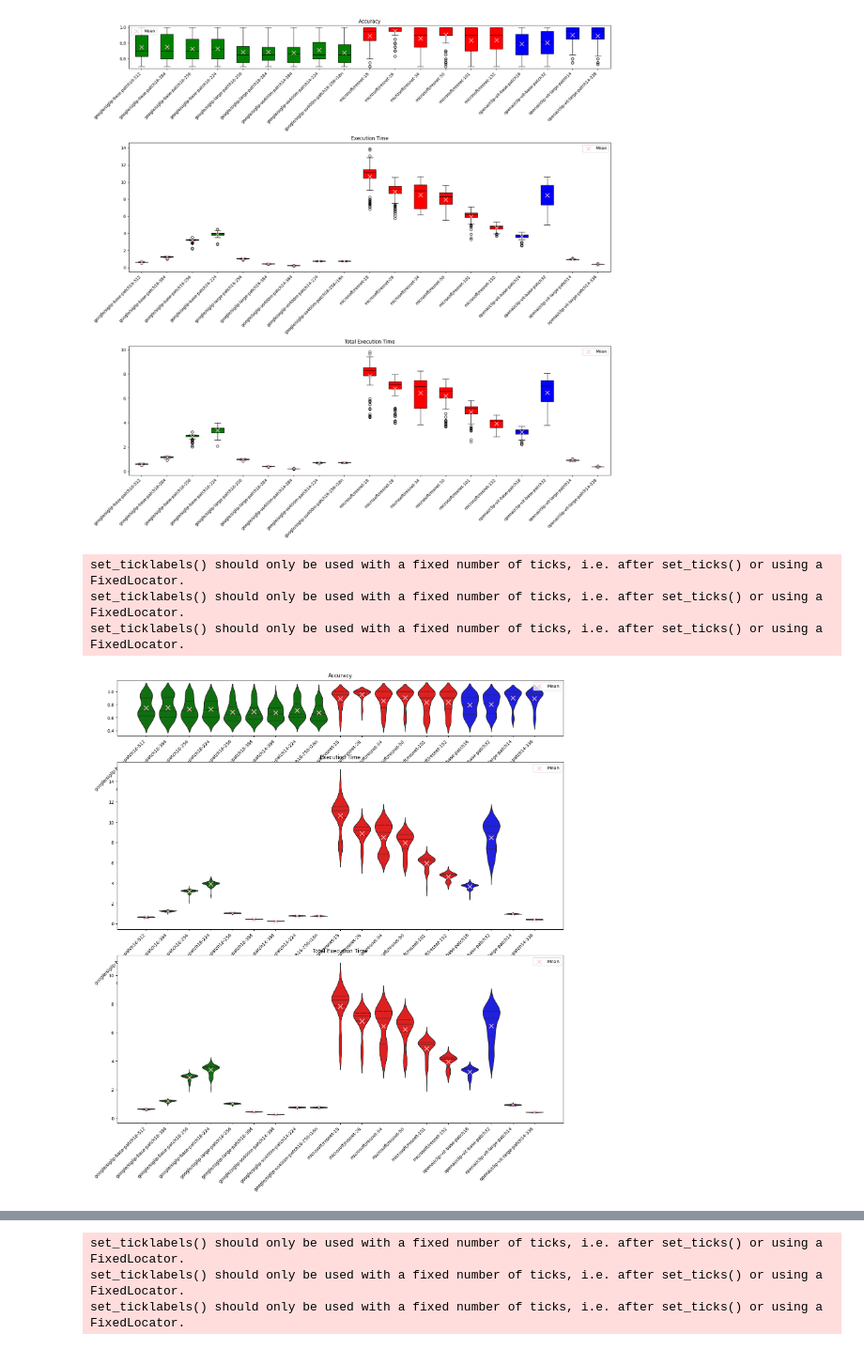
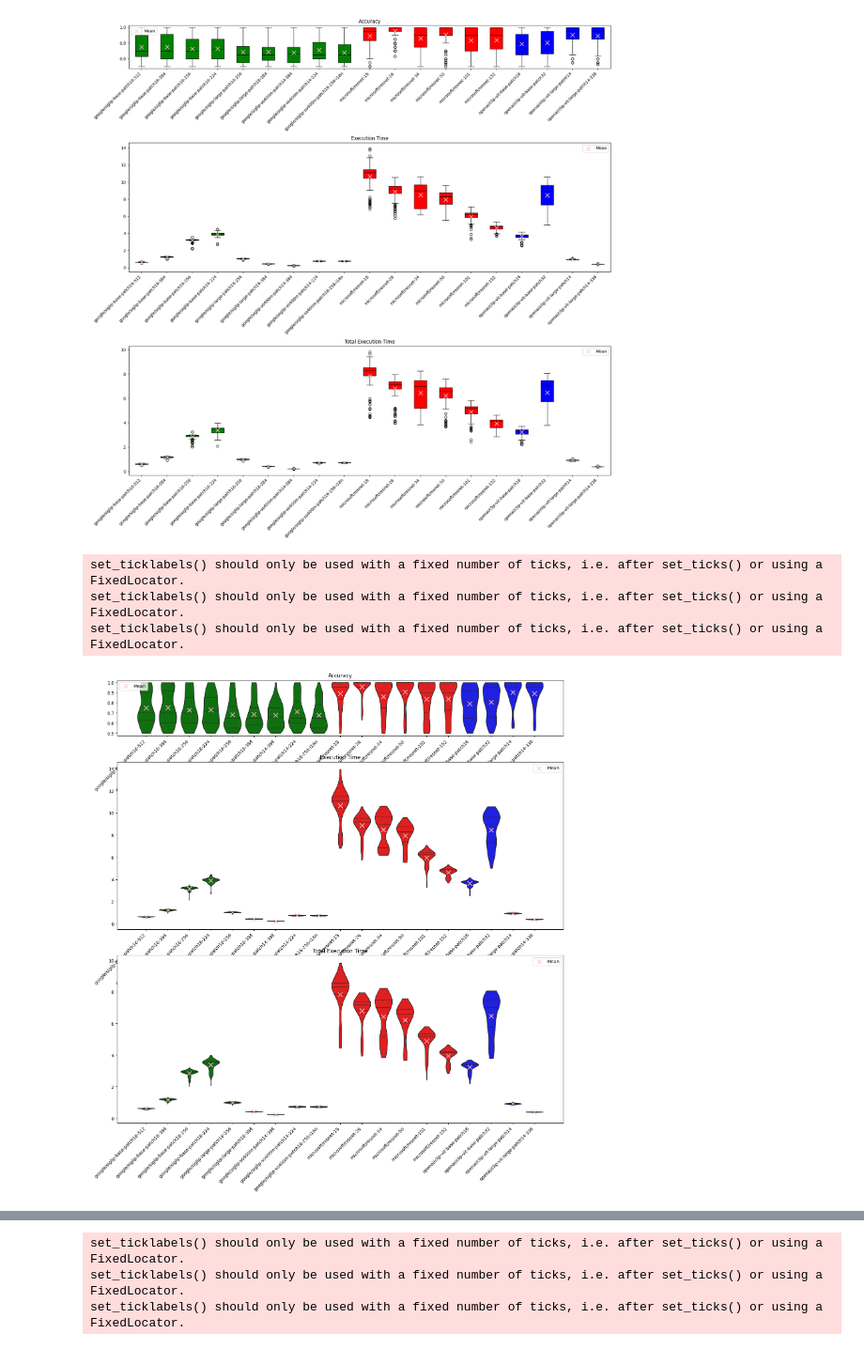
Before and after one commit to szymonkulpinski/colab_notebooks, a Jupyter notebook: teams_clustering.ipynb, the cells around one changed output, grey strips where cells are left out. Shown at 94% size. Saved outputs shown, nothing was run; the diff lists cells and outputs as text; code cells hidden in the pictures.

Commit message:
play with violin plots

```diff
--- a/teams_clustering.ipynb
+++ b/teams_clustering.ipynb
@@ -452,7 +452,8 @@ colors = ['g' if 'siglip' in name else 'r' if 'resnet' in name else 'b' for name
 # sns.boxplot(data=accuracy_array, ax=axes[0], palette=colors, showfliers=False)  # showfliers=False to hide outliers
 # sns.stripplot(data=accuracy_array, ax=axes[0], jitter=True, color='black', size=3, alpha=0.5)  # Add jitter points
 # Violin plot
-sns.violinplot(data=accuracy_array, ax=axes[0], palette=colors, inner="quartile") # showfliers=False to hide outliers
+sns.violinplot(data=accuracy_array, ax=axes[0], palette=colors, inner="quartile", cut=0) # showfliers=False to hide outliers
+# sns.violinplot(data=accuracy_array, ax=axes[0], palette=colors, cut=0) # showfliers=False to hide outliers
 
 axes[0].set_title('Accuracy')
 axes[0].set_xticklabels(method_names, rotation=45, ha='right')
@@ -463,37 +464,37 @@ axes[0].set_xticklabels(method_names, rotation=45, ha='right')
 # sns.boxplot(data=1/exec_time_array, ax=axes[1], palette=colors, showfliers=False)
 # sns.stripplot(data=1/exec_time_array, ax=axes[1], jitter=True, color='black', size=3, alpha=0.5)
 # Violin plot
-sns.violinplot(data=1/exec_time_array, ax=axes[1], palette=colors, inner="quartile") # showfliers=False to hide outliers
+sns.violinplot(data=1/exec_time_array, ax=axes[1], palette=colors, inner="quartile", cut=0) # showfliers=False to hide outliers
 
 axes[1].set_title('Execution Time')
 axes[1].set_xticklabels(method_names, rotation=45, ha='right')
 
 
 # --- Total Execution Time ---
 # Boxplot with jitter
 # sns.boxplot(data=1/total_exec_time_array, ax=axes[2], palette=colors, showfliers=False)
 # sns.stripplot(data=1/total_exec_time_array, ax=axes[2], jitter=True, color='black', size=3, alpha=0.5)
 # Violin plot
-sns.violinplot(data=1/total_exec_time_array, ax=axes[2], palette=colors, inner="quartile") # showfliers=False to hide outliers
+sns.violinplot(data=1/total_exec_time_array, ax=axes[2], palette=colors, inner="quartile", cut=0) # showfliers=False to hide outliers
 
 
 axes[2].set_title('Total Execution Time')
 axes[2].set_xticklabels(method_names, rotation=45, ha='right')
 
 # Calculate and plot average values for Accuracy
 means_acc = np.mean(accuracy_array, axis=0)
 axes[0].scatter(np.arange(0, len(method_names)), means_acc, marker='x', color='pink', s=100, label='Mean', zorder=10)
 # Calculate and plot average values for Execution Time
 means_exec = np.mean(1/exec_time_array, axis=0)
 axes[1].scatter(np.arange(0, len(method_names)), means_exec, marker='x', color='pink', s=100, label='Mean', zorder=10)
 # Calculate and plot average values for Total Execution Time
 means_total_exec = np.mean(1/total_exec_time_array, axis=0)
 axes[2].scatter(np.arange(0, len(method_names)), means_total_exec, marker='x', color='pink', s=100, label='Mean', zorder=10)
 
 for ax in axes:
   ax.legend()
 # %% [output]
 set_ticklabels() should only be used with a fixed number of ticks, i.e. after set_ticks() or using a FixedLocator.
 set_ticklabels() should only be used with a fixed number of ticks, i.e. after set_ticks() or using a FixedLocator.
 set_ticklabels() should only be used with a fixed number of ticks, i.e. after set_ticks() or using a FixedLocator.
-[figure, old version]
+[figure, new version]
```
Also changed, not shown: parts of 1 cell of this notebook.
